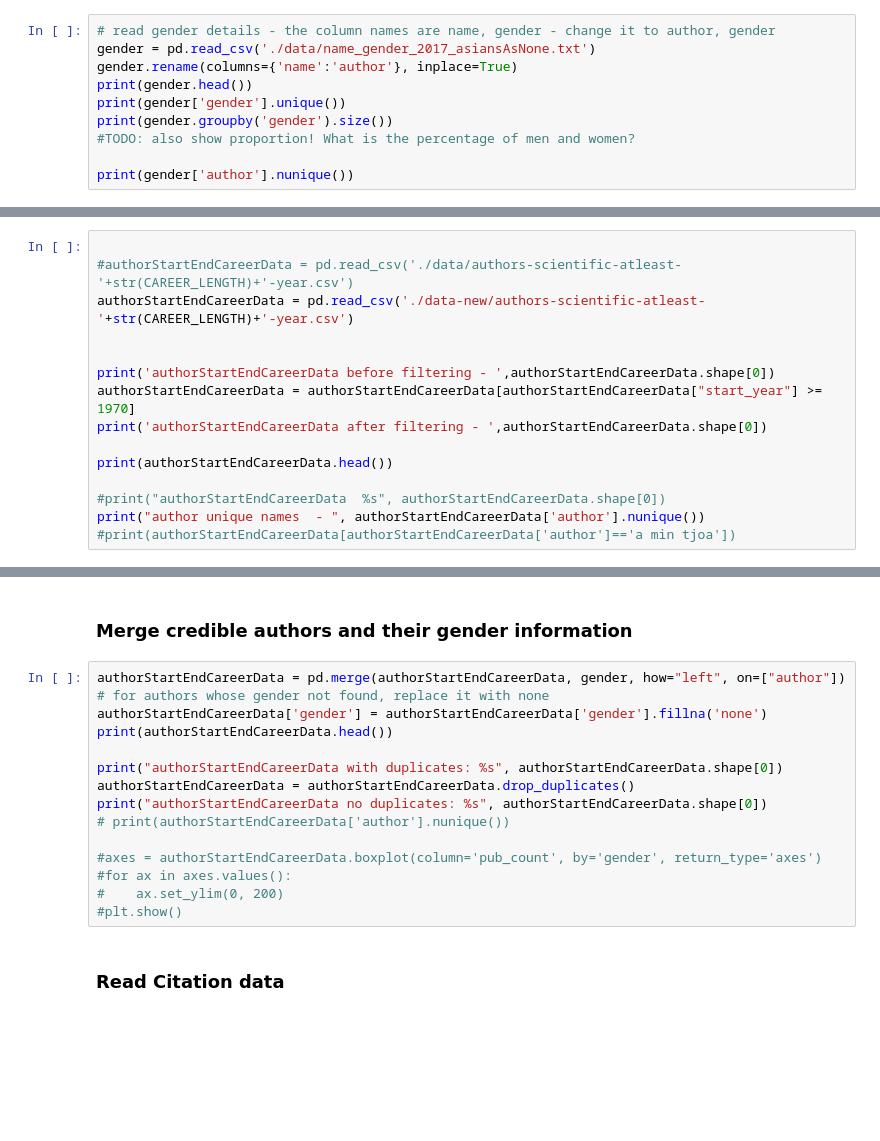
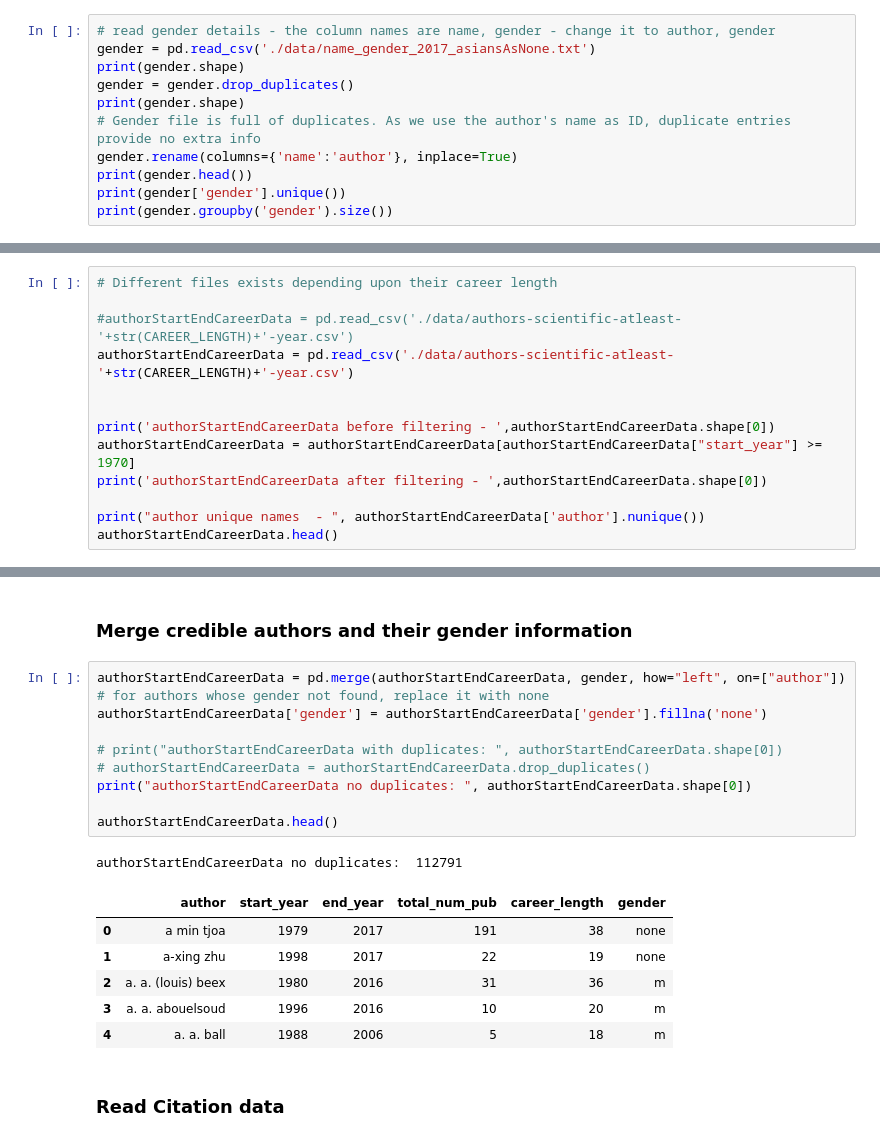
Before and after one commit to gesiscss/inequality, a Jupyter notebook: cohort-analysis-citations.ipynb, the cells around one changed output, grey strips where cells are left out. Drawn from its saved outputs; the diff is of its cells as text; blank space fills up the shorter version.

```diff
--- a/cohort-analysis-citations.ipynb
+++ b/cohort-analysis-citations.ipynb
@@ -29,10 +31,11 @@ print(start_time)
 # %%
 # read gender details - the column names are name, gender - change it to author, gender
 gender = pd.read_csv('./data/name_gender_2017_asiansAsNone.txt')
+print(gender.shape)
+gender = gender.drop_duplicates()
+print(gender.shape)
+# Gender file is full of duplicates. As we use the author's name as ID, duplicate entries provide no extra info
 gender.rename(columns={'name':'author'}, inplace=True)
 print(gender.head())
 print(gender['gender'].unique())
 print(gender.groupby('gender').size())
-#TODO: also show proportion! What is the percentage of men and women?
-
-print(gender['author'].nunique())
@@ -39,17 +58,15 @@ print(gender['author'].nunique())
 # %% [markdown]
 ### Read authors with start and end year details
 # %%
+# Different files exists depending upon their career length
 
 #authorStartEndCareerData = pd.read_csv('./data/authors-scientific-atleast-'+str(CAREER_LENGTH)+'-year.csv')
-authorStartEndCareerData = pd.read_csv('./data-new/authors-scientific-atleast-'+str(CAREER_LENGTH)+'-year.csv')
+authorStartEndCareerData = pd.read_csv('./data/authors-scientific-atleast-'+str(CAREER_LENGTH)+'-year.csv')
 
 
 print('authorStartEndCareerData before filtering - ',authorStartEndCareerData.shape[0])
 authorStartEndCareerData = authorStartEndCareerData[authorStartEndCareerData["start_year"] >= 1970]
 print('authorStartEndCareerData after filtering - ',authorStartEndCareerData.shape[0])
 
-print(authorStartEndCareerData.head())
-
-#print("authorStartEndCareerData  %s", authorStartEndCareerData.shape[0])
 print("author unique names  - ", authorStartEndCareerData['author'].nunique())
-#print(authorStartEndCareerData[authorStartEndCareerData['author']=='a min tjoa'])
+authorStartEndCareerData.head()
@@ -58,18 +85,21 @@ print("author unique names  - ", authorStartEndCareerData['author'].nunique())
 # %%
 authorStartEndCareerData = pd.merge(authorStartEndCareerData, gender, how="left", on=["author"])
 # for authors whose gender not found, replace it with none
 authorStartEndCareerData['gender'] = authorStartEndCareerData['gender'].fillna('none')
-print(authorStartEndCareerData.head())
 
-print("authorStartEndCareerData with duplicates: %s", authorStartEndCareerData.shape[0])
-authorStartEndCareerData = authorStartEndCareerData.drop_duplicates()
-print("authorStartEndCareerData no duplicates: %s", authorStartEndCareerData.shape[0])
-# print(authorStartEndCareerData['author'].nunique())
+# print("authorStartEndCareerData with duplicates: ", authorStartEndCareerData.shape[0])
+# authorStartEndCareerData = authorStartEndCareerData.drop_duplicates()
+print("authorStartEndCareerData no duplicates: ", authorStartEndCareerData.shape[0])
 
-#axes = authorStartEndCareerData.boxplot(column='pub_count', by='gender', return_type='axes')
-#for ax in axes.values():
-#    ax.set_ylim(0, 200)
-#plt.show()
+authorStartEndCareerData.head()
+# %% [output]
+authorStartEndCareerData no duplicates:  112791
+|  | author | start_year | end_year | total_num_pub | career_length | gender |
+| 0 | a min tjoa | 1979 | 2017 | 191 | 38 | none |
+| 1 | a-xing zhu | 1998 | 2017 | 22 | 19 | none |
+| 2 | a. a. (louis) beex | 1980 | 2016 | 31 | 36 | m |
+| 3 | a. a. abouelsoud | 1996 | 2016 | 10 | 20 | m |
+| 4 | a. a. ball | 1988 | 2006 | 5 | 18 | m |
 # %% [markdown]
 ### Read Citation data
 # %%
```
Also changed, not shown: parts of 21 cells of this notebook.
